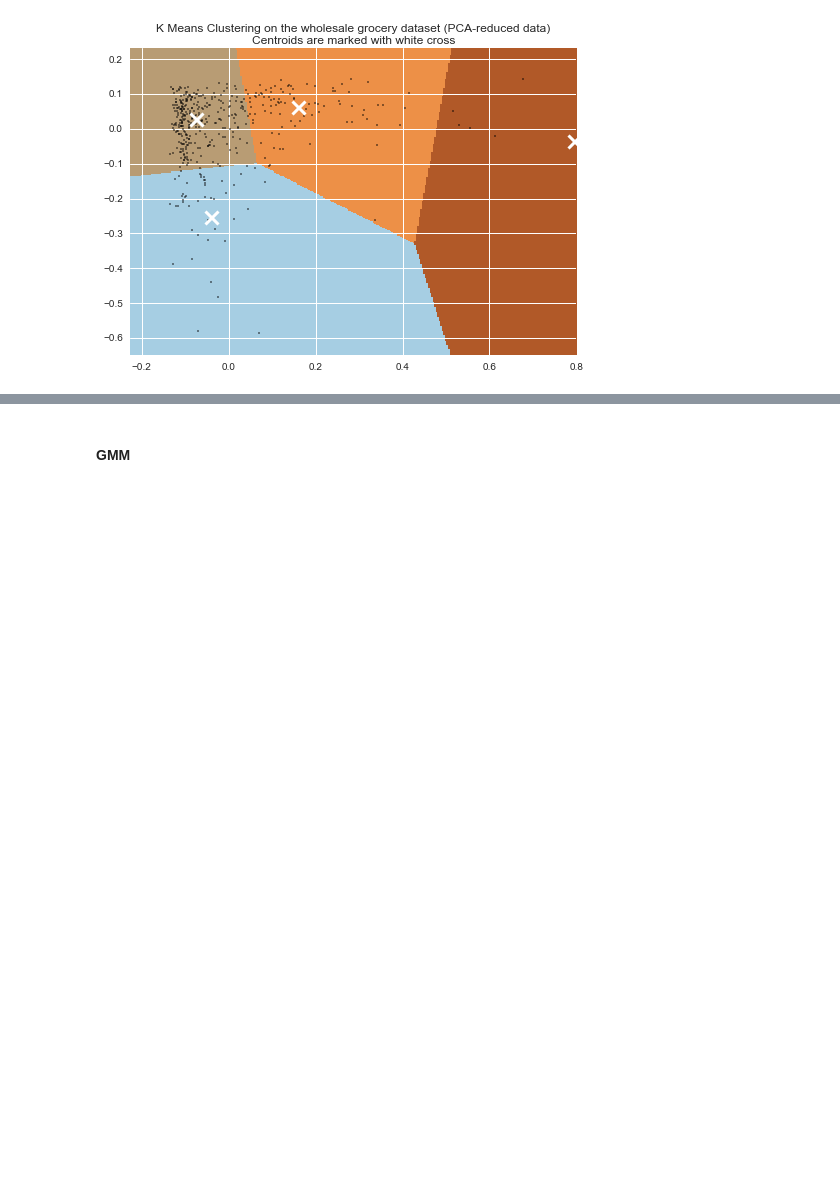
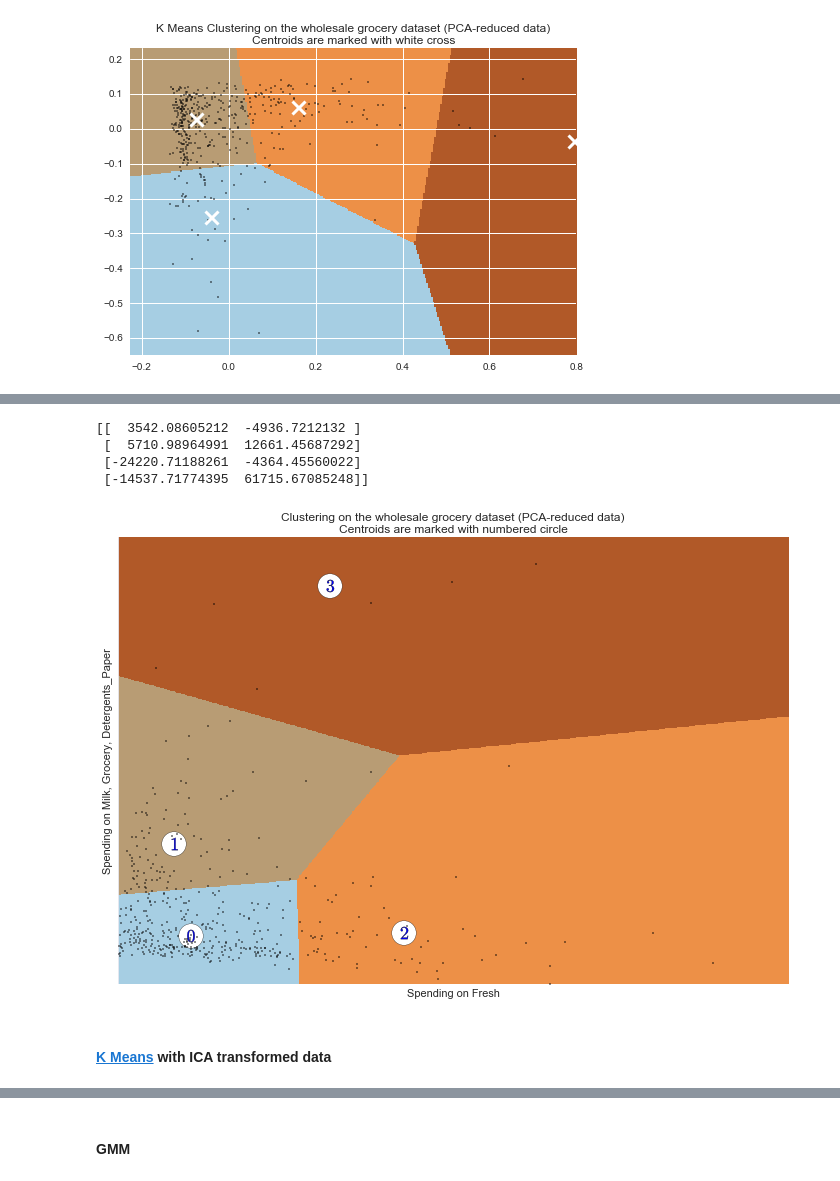
Before and after one commit to kcbighuge/p3-customer-segments, a Jupyter notebook: extras/customer_segments_editing.ipynb, the cells around one changed output, grey strips where cells are left out. Saved outputs shown, nothing was run; the diff lists cells and outputs as text; code cells hidden in the pictures; blank space fills up the shorter version.

```diff
--- a/extras/customer_segments_editing.ipynb
+++ b/extras/customer_segments_editing.ipynb
@@ -480,0 +505,80 @@ plt.show()
+# %%
+# TODO: Implement your clustering algorithm here, and fit it to the reduced data for visualization
+# The visualizer below assumes your clustering object is named 'clusters'
+est = KMeans(n_clusters=7, init='k-means++', n_init=10, max_iter=300, tol=0.0001, \
+             precompute_distances='auto', verbose=0, random_state=None, copy_x=True, n_jobs=1)
+
+# fit the original data
+clusters_originaldata = est.fit(data)
+# %%
+# fit data with different number of clusters
+k_clusters = 4
+est = KMeans(n_clusters=k_clusters, init='k-means++', n_init=10, max_iter=300, tol=0.0001, \
+             precompute_distances='auto', verbose=0, random_state=None, copy_x=True, n_jobs=1)
+
+clusters = est.fit(reduced_data)
+
+# Plot the decision boundary by building a mesh grid to populate a graph.
+x_min, x_max = reduced_data[:, 0].min() - 1, reduced_data[:, 0].max() + 1
+y_min, y_max = reduced_data[:, 1].min() - 1, reduced_data[:, 1].max() + 1
+hx = (x_max-x_min)/1000.
+hy = (y_max-y_min)/1000.
+xx, yy = np.meshgrid(np.arange(x_min, x_max, hx), np.arange(y_min, y_max, hy))
+
+# Obtain labels for each point in mesh. Use last trained model.
+Z = clusters.predict(np.c_[xx.ravel(), yy.ravel()])
+
+# Find the centroids for KMeans
+centroids = clusters.cluster_centers_
+print centroids
+
+# Put the result into a color plot
+Z = Z.reshape(xx.shape)
+plt.figure(1)
+plt.clf()
+plt.imshow(Z, interpolation='nearest',
+           extent=(xx.min(), xx.max(), yy.min(), yy.max()),
+           cmap=plt.cm.Paired,
+           aspect='auto', origin='lower')
+plt.plot(reduced_data[:, 0], reduced_data[:, 1], 'k.', markersize=3)
+
+# Labeling the clusters with x's
+'''
+plt.scatter(centroids[:, 0], centroids[:, 1],
+            marker='x', s=169, linewidths=3,
+            color='w', zorder=10)
+'''
+# Draw white circles at cluster centers
+plt.scatter(centroids[:, 0], centroids[:, 1],
+            marker='o', c="white", alpha=1, s=600)
+
+for i, c in enumerate(centroids):
+    plt.scatter(c[0], c[1], marker='$%d$' % i, alpha=1, s=150)
+
+plt.title('Clustering on the wholesale grocery dataset (PCA-reduced data)\n'
+          'Centroids are marked with numbered circle')
+plt.xlim(x_min/1.4, x_max)
+plt.ylim(y_min, y_max/1.4)
+plt.xticks(())
+plt.yticks(())
+plt.xlabel('Spending on Fresh')
+plt.ylabel('Spending on Milk, Grocery, Detergents_Paper')
+plt.gca().invert_xaxis()
+plt.gcf().set_size_inches(12,8)
+
+# label points with cluster labels from clustering original data
+'''
+for i, txt in enumerate(clusters_originaldata.labels_):
+    if i%5 == 0:
+        plt.annotate(txt, (reduced_data[i, 0], reduced_data[i, 1]))
+'''
+
+plt.show()
+# %% [output]
+[[  3542.08605212  -4936.7212132 ]
+ [  5710.98964991  12661.45687292]
+ [-24220.71188261  -4364.45560022]
+ [-14537.71774395  61715.67085248]]
+[figure, added]
+# %% [markdown]
+#### [K Means](http://scikit-learn.org/stable/modules/generated/sklearn.cluster.KMeans.html#sklearn.cluster.KMeans) with ICA transformed data
```
Also changed, not shown: parts of 10 cells of this notebook, 2 other files.
